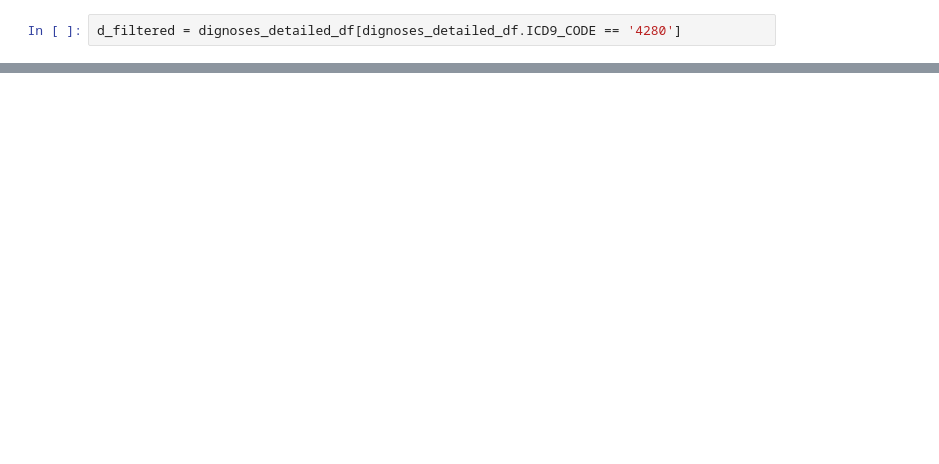
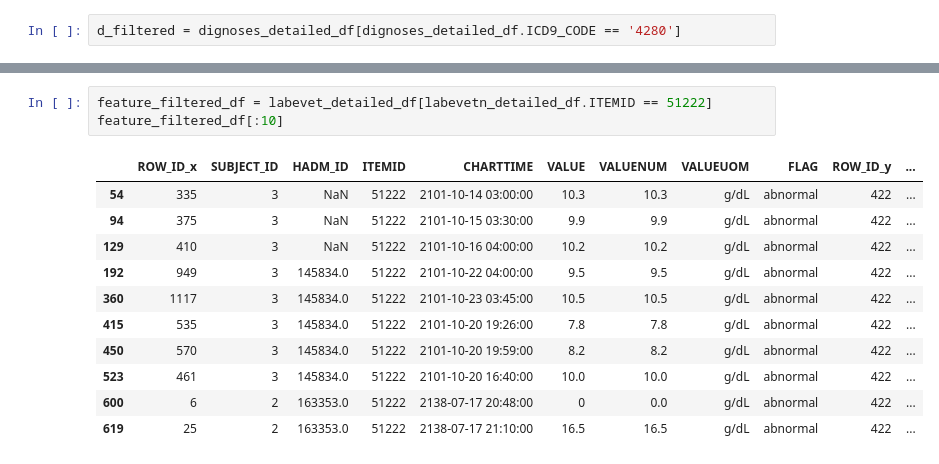
Before and after one commit to liuzi/Clinic-Analysis, a Jupyter notebook: Clustering.ipynb, the cells around one changed output, grey strips where cells are left out. Drawn from its saved outputs; the diff is of its cells as text; blank space fills up the shorter version.

```diff
--- a/Clustering.ipynb
+++ b/Clustering.ipynb
@@ -81,0 +123,15 @@ d_filtered
+# %%
+feature_filtered_df = labevet_detailed_df[labevetn_detailed_df.ITEMID == 51222]
+feature_filtered_df[:10]
+# %% [output]
+|  | ROW_ID_x | SUBJECT_ID | HADM_ID | ITEMID | CHARTTIME | VALUE | VALUENUM | VALUEUOM | FLAG | ROW_ID_y | ... |
+| 54 | 335 | 3 | NaN | 51222 | 2101-10-14 03:00:00 | 10.3 | 10.3 | g/dL | abnormal | 422 | ... |
+| 94 | 375 | 3 | NaN | 51222 | 2101-10-15 03:30:00 | 9.9 | 9.9 | g/dL | abnormal | 422 | ... |
+| 129 | 410 | 3 | NaN | 51222 | 2101-10-16 04:00:00 | 10.2 | 10.2 | g/dL | abnormal | 422 | ... |
+| 192 | 949 | 3 | 145834.0 | 51222 | 2101-10-22 04:00:00 | 9.5 | 9.5 | g/dL | abnormal | 422 | ... |
+| 360 | 1117 | 3 | 145834.0 | 51222 | 2101-10-23 03:45:00 | 10.5 | 10.5 | g/dL | abnormal | 422 | ... |
+| 415 | 535 | 3 | 145834.0 | 51222 | 2101-10-20 19:26:00 | 7.8 | 7.8 | g/dL | abnormal | 422 | ... |
+| 450 | 570 | 3 | 145834.0 | 51222 | 2101-10-20 19:59:00 | 8.2 | 8.2 | g/dL | abnormal | 422 | ... |
+| 523 | 461 | 3 | 145834.0 | 51222 | 2101-10-20 16:40:00 | 10.0 | 10.0 | g/dL | abnormal | 422 | ... |
+| 600 | 6 | 2 | 163353.0 | 51222 | 2138-07-17 20:48:00 | 0 | 0.0 | g/dL | abnormal | 422 | ... |
+| 619 | 25 | 2 | 163353.0 | 51222 | 2138-07-17 21:10:00 | 16.5 | 16.5 | g/dL | abnormal | 422 | ... |
```
Also changed, not shown: parts of 19 cells of this notebook.
